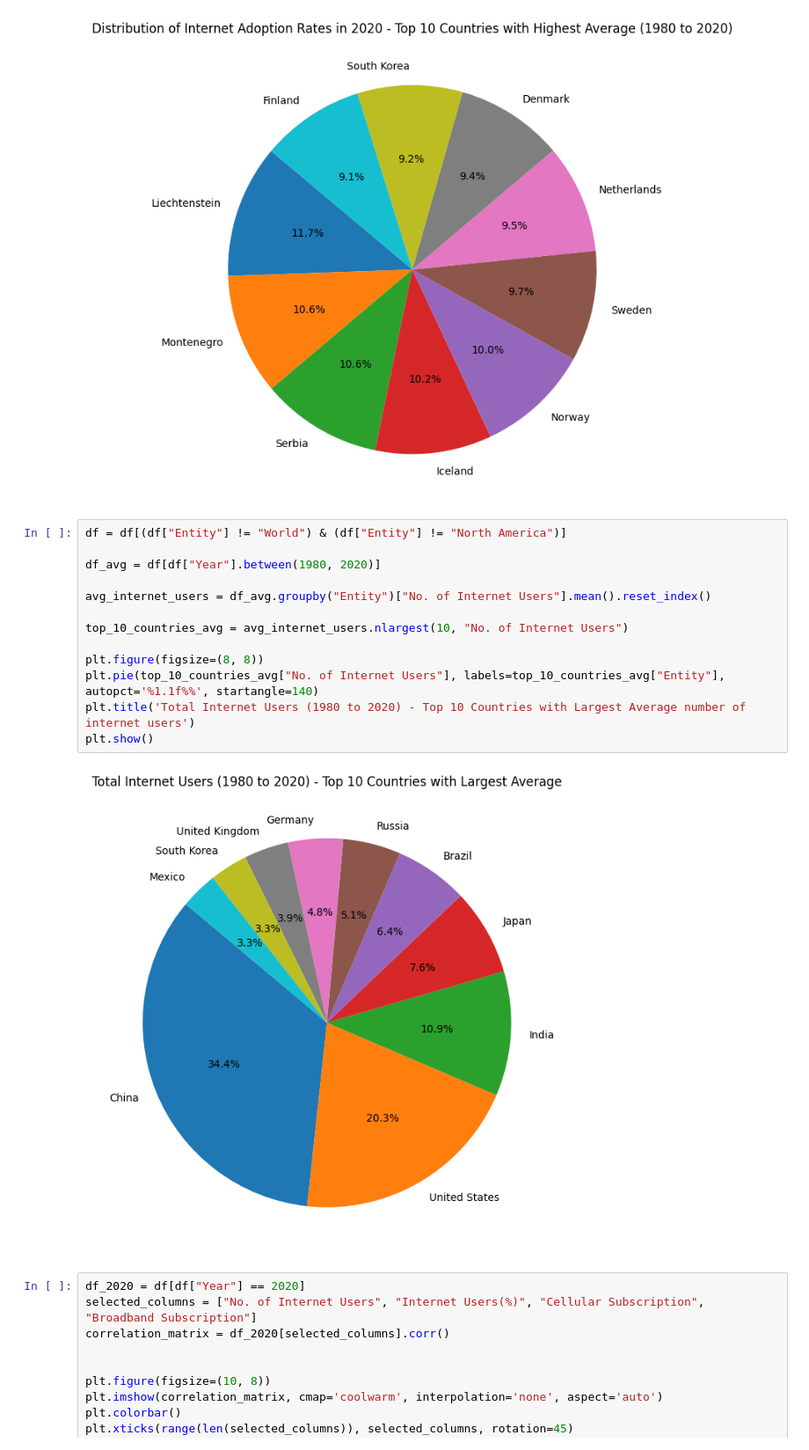
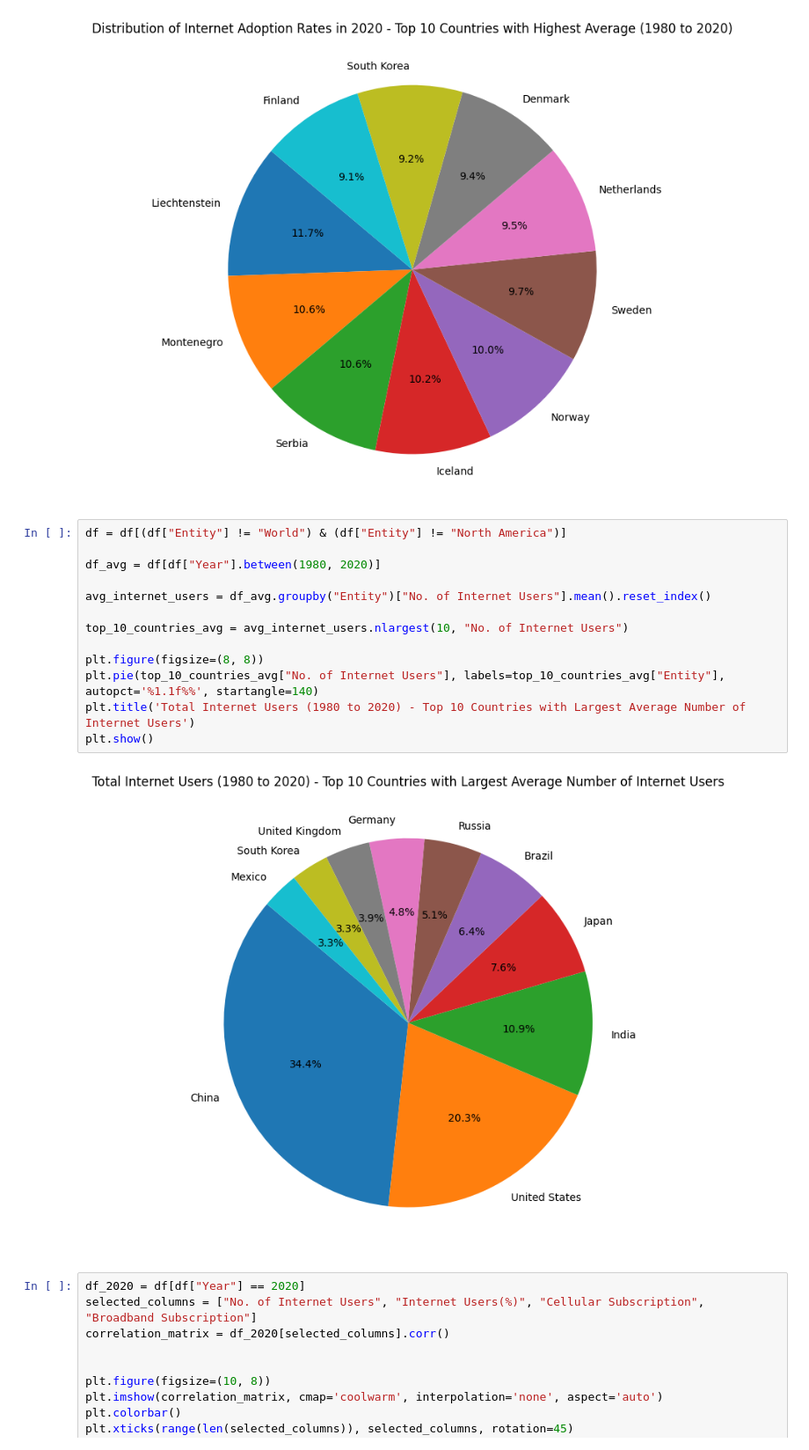
Before and after one commit to lawgATWIT/Data-Science-Fundamentals-Individual-Project, a Jupyter notebook: project.ipynb, the cells around one changed output. Shown at 88% size. Drawn from its saved outputs; the diff is of its cells as text.

```diff
--- a/project.ipynb
+++ b/project.ipynb
@@ -37,18 +37,18 @@ plt.show()
 # %%
 df = df[(df["Entity"] != "World") & (df["Entity"] != "North America")]
 
 df_avg = df[df["Year"].between(1980, 2020)]
 
 avg_internet_users = df_avg.groupby("Entity")["No. of Internet Users"].mean().reset_index()
 
 top_10_countries_avg = avg_internet_users.nlargest(10, "No. of Internet Users")
 
 plt.figure(figsize=(8, 8))
 plt.pie(top_10_countries_avg["No. of Internet Users"], labels=top_10_countries_avg["Entity"], autopct='%1.1f%%', startangle=140)
-plt.title('Total Internet Users (1980 to 2020) - Top 10 Countries with Largest Average number of internet users')
+plt.title('Total Internet Users (1980 to 2020) - Top 10 Countries with Largest Average Number of Internet Users')
 plt.show()
 # %% [output]
-[figure, old version]
+[figure, new version]
 # %%
 df_2020 = df[df["Year"] == 2020]
 selected_columns = ["No. of Internet Users", "Internet Users(%)", "Cellular Subscription", "Broadband Subscription"]
```
